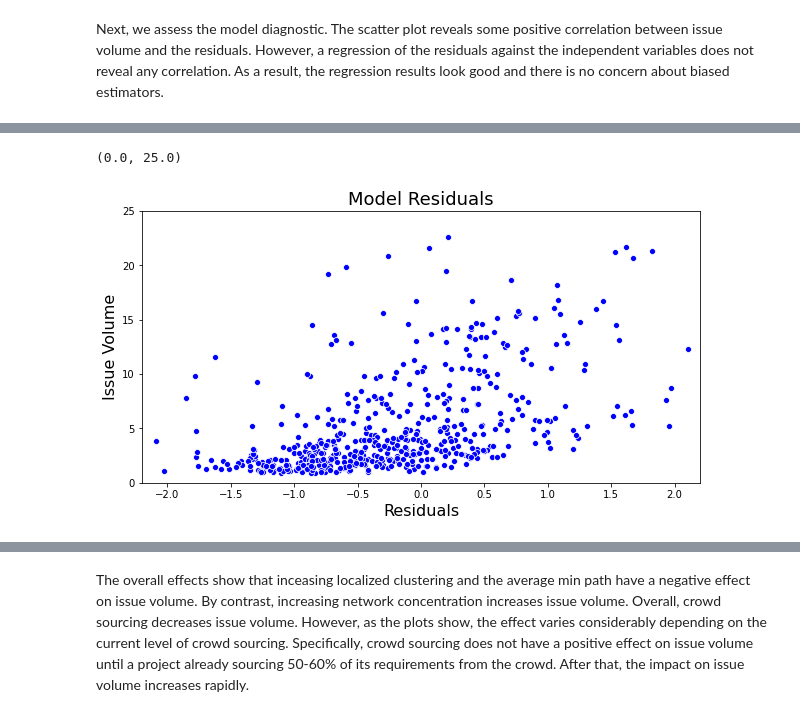
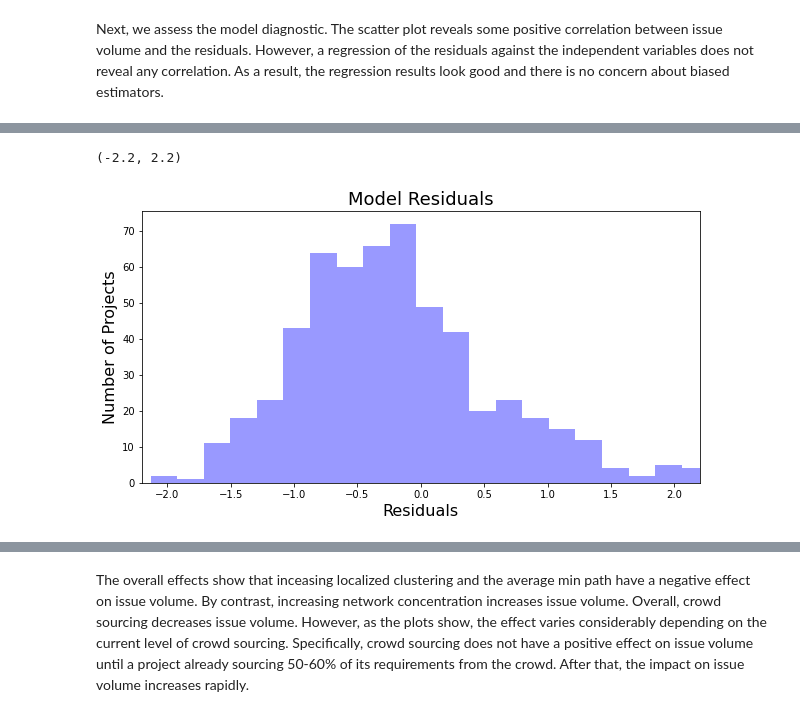
Before and after one commit to MthwRobinson/sh-network-paper, a Jupyter notebook: notebooks/analysis.ipynb, the cells around one changed output, grey strips where cells are left out. Saved outputs shown, nothing was run; the diff lists cells and outputs as text; code cells hidden in the pictures.

Commit message:
fixed network plots, per reviewer comment

```diff
--- a/notebooks/analysis.ipynb
+++ b/notebooks/analysis.ipynb
@@ -478,5 +478,7 @@ Text(0.5, 0, 'Crowd Source Percentage')
 The next regression involves issues volume. Gaining feedback from a broader range of stakeholders is posited as an advantage of crowd based requirements processes. However, if the volume of requirements is too high it can overwhelm project managers and make it difficult to prioritize.
 
 First we plot the distribution of issue volume and check the distribution. According to the KS test, we're same in assuming  that issue volume conforms to a Gamma distribution.
+# %%
+data['issue_by_age'] = (data['total_issues'] / data['project_age']) * 365
 # %%
 plt.figure(figsize=(10, 5))
@@ -546,11 +556,10 @@ Next, we assess the model diagnostic. The scatter plot reveals some positive cor
 # %%
 plt.figure(figsize=(10, 5))
-sns.scatterplot(x=res.resid_anscombe_scaled, y=data['issues_over_time'], color='blue')
+sns.distplot(res.resid_anscombe_scaled, kde=False, color='blue', bins=30)
 plt.title('Model Residuals', fontsize=18)
 plt.xlabel('Residuals', fontsize=16)
-plt.ylabel('Issue Volume', fontsize=16)
+plt.ylabel('Number of Projects', fontsize=16)
 plt.xlim([-2.2, 2.2])
-plt.ylim([0, 25])
 # %% [output]
-(0.0, 25.0)
+(-2.2, 2.2)
-[figure, old version]
+[figure, new version]
```
Also changed, not shown: parts of 57 cells of this notebook, 2 other files.
